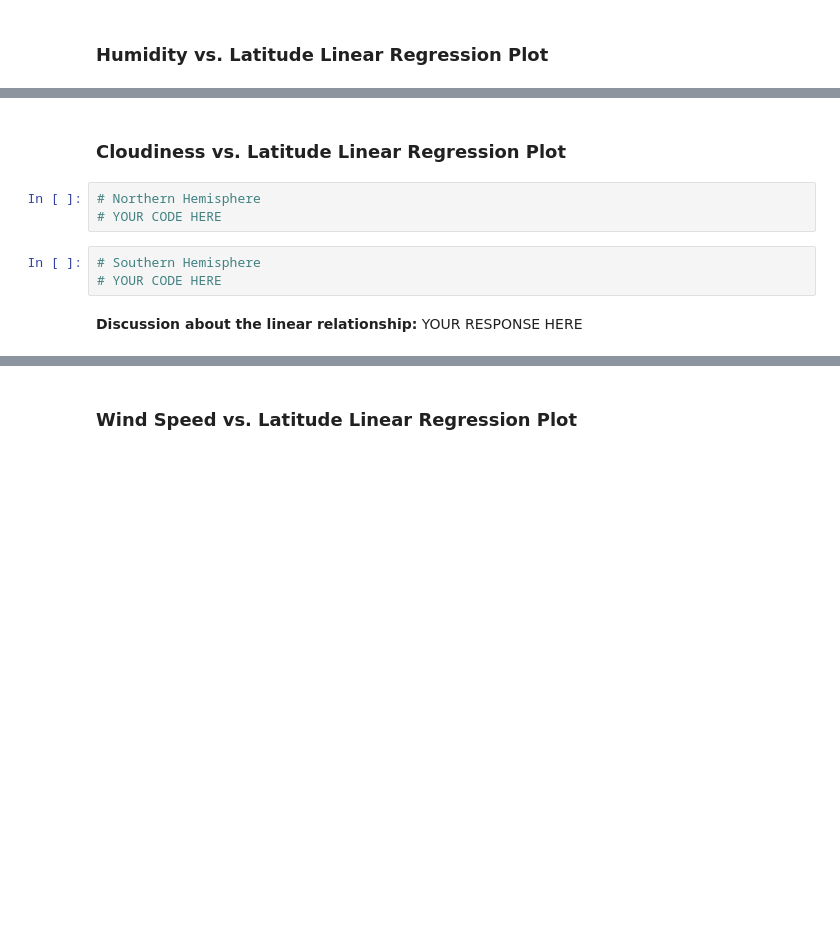
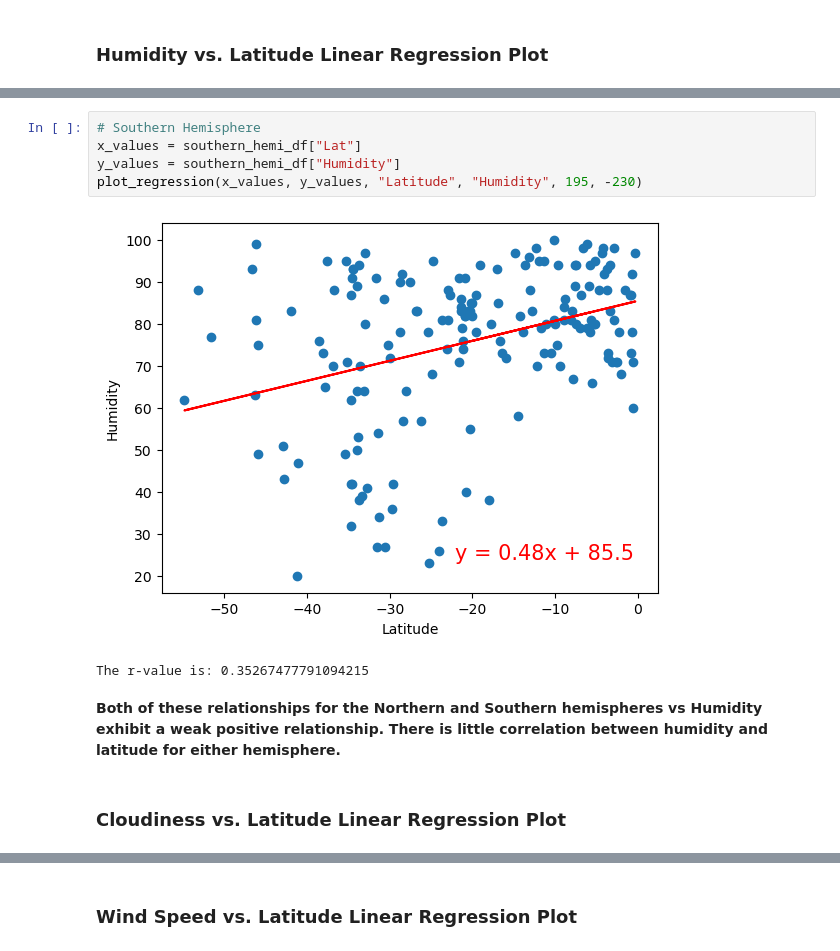
Before and after one commit to JustinePile/python-api-challenge, a Jupyter notebook: WeatherPy/WeatherPy.ipynb, the cells around one changed output, grey strips where cells are left out. Cells and saved outputs as stored; diff of their text form; blank space fills up the shorter version.

```diff
--- a/WeatherPy/WeatherPy.ipynb
+++ b/WeatherPy/WeatherPy.ipynb
@@ -305,10 +348,12 @@ southern_hemi_df.head()
+# %%
+# Southern Hemisphere
+x_values = southern_hemi_df["Lat"]
+y_values = southern_hemi_df["Humidity"]
+plot_regression(x_values, y_values, "Latitude", "Humidity", 195, -230)
+# %% [output]
+[figure, added]
+The r-value is: 0.35267477791094215
+# %% [markdown]
+**Both of these relationships for the Northern and Southern hemispheres vs Humidity exhibit a weak positive relationship. There is little correlation between humidity and latitude for either hemisphere.**
 # %% [markdown]
 ### Cloudiness vs. Latitude Linear Regression Plot
-# %%
-# Northern Hemisphere
-# YOUR CODE HERE
-# %%
-# Southern Hemisphere
-# YOUR CODE HERE
-# %% [markdown]
-**Discussion about the linear relationship:** YOUR RESPONSE HERE
```
Also changed, not shown: parts of 23 cells of this notebook.
